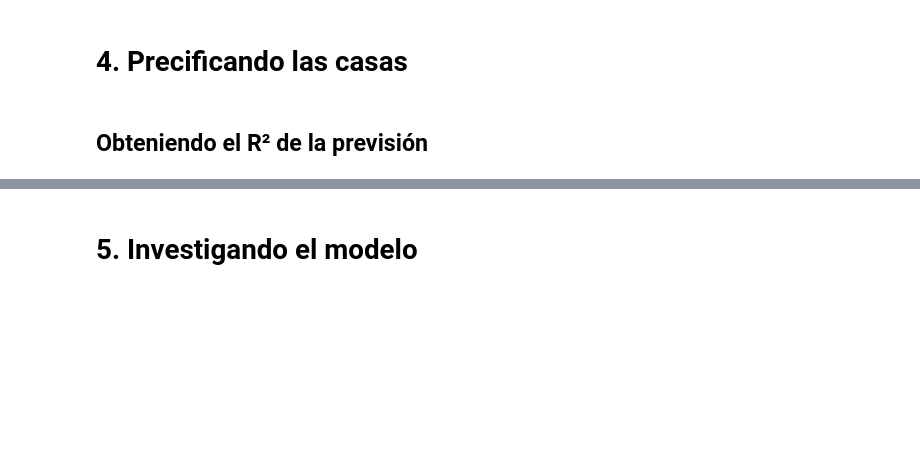
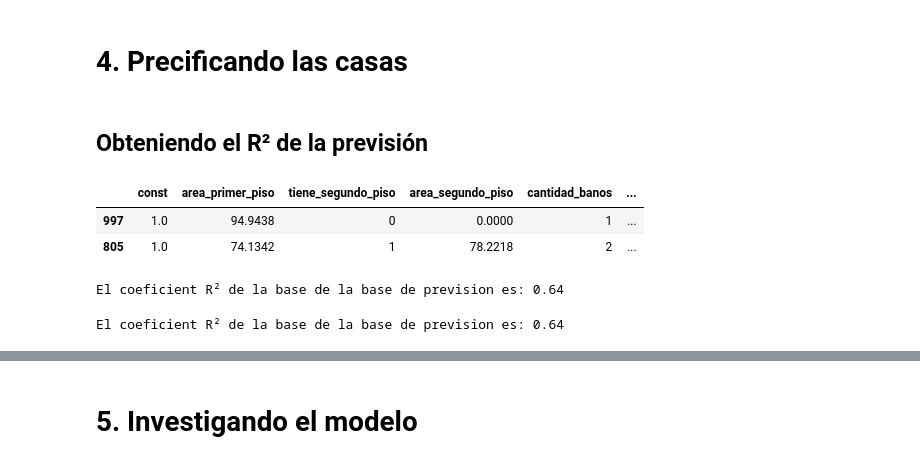
Before and after one commit to germaini/DATA_Desafio_tienda, a Jupyter notebook: precios_de_inmuebles_regresion_lineal.ipynb, the cells around one changed output, grey strips where cells are left out. Drawn from its saved outputs; the diff is of its cells as text; code cells hidden in the pictures; blank space fills up the shorter version.

```diff
--- a/precios_de_inmuebles_regresion_lineal.ipynb
+++ b/precios_de_inmuebles_regresion_lineal.ipynb
@@ -337,5 +353,11 @@ Cuál es el modelo?
 ## Obteniendo el R² de la previsión
 # %%
 # Añadiendo una constante en X_test
+x_test = sm.add_constant(x_test)
+x_test.head(2)
+# %% [output]
+|  | const | area_primer_piso | tiene_segundo_piso | area_segundo_piso | cantidad_banos | ... |
+| 997 | 1.0 | 94.9438 | 0 | 0.0000 | 1 | ... |
+| 805 | 1.0 | 74.1342 | 1 | 78.2218 | 2 | ... |
 # %%
 # Previsión con el modelo 3
@@ -342,2 +366,5 @@ Cuál es el modelo?
 # %%
 # Cuál es el r² de la previsión?
+print(f'El coeficient R² de la base de la base de prevision es: {round(r2_score(y_test,prevision_3),2)}')
+# %% [output]
+El coeficient R² de la base de la base de prevision es: 0.64
@@ -346,3 +371,8 @@ Cuál es el modelo?
+# %%
+# Cuál es el R² del entrenamiento?
+print(f'El coeficient R² de la base de la base de prevision es: {round(r2_score(y_test,prevision_3),2)}')
+# %% [output]
+El coeficient R² de la base de la base de prevision es: 0.64
 # %% [markdown]
 ## Precificando una casa
 
```
Also changed, not shown: parts of 7 cells of this notebook.
